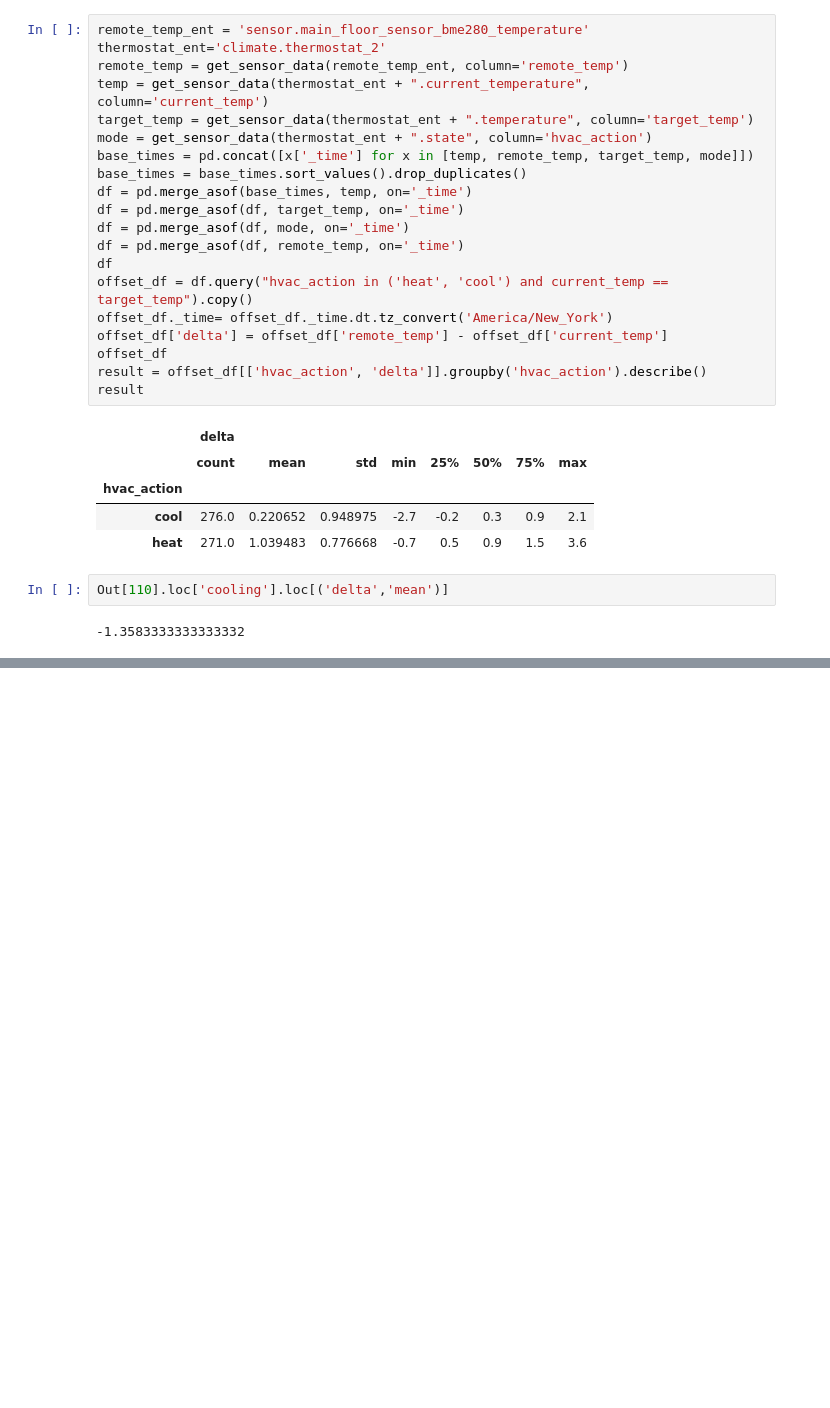
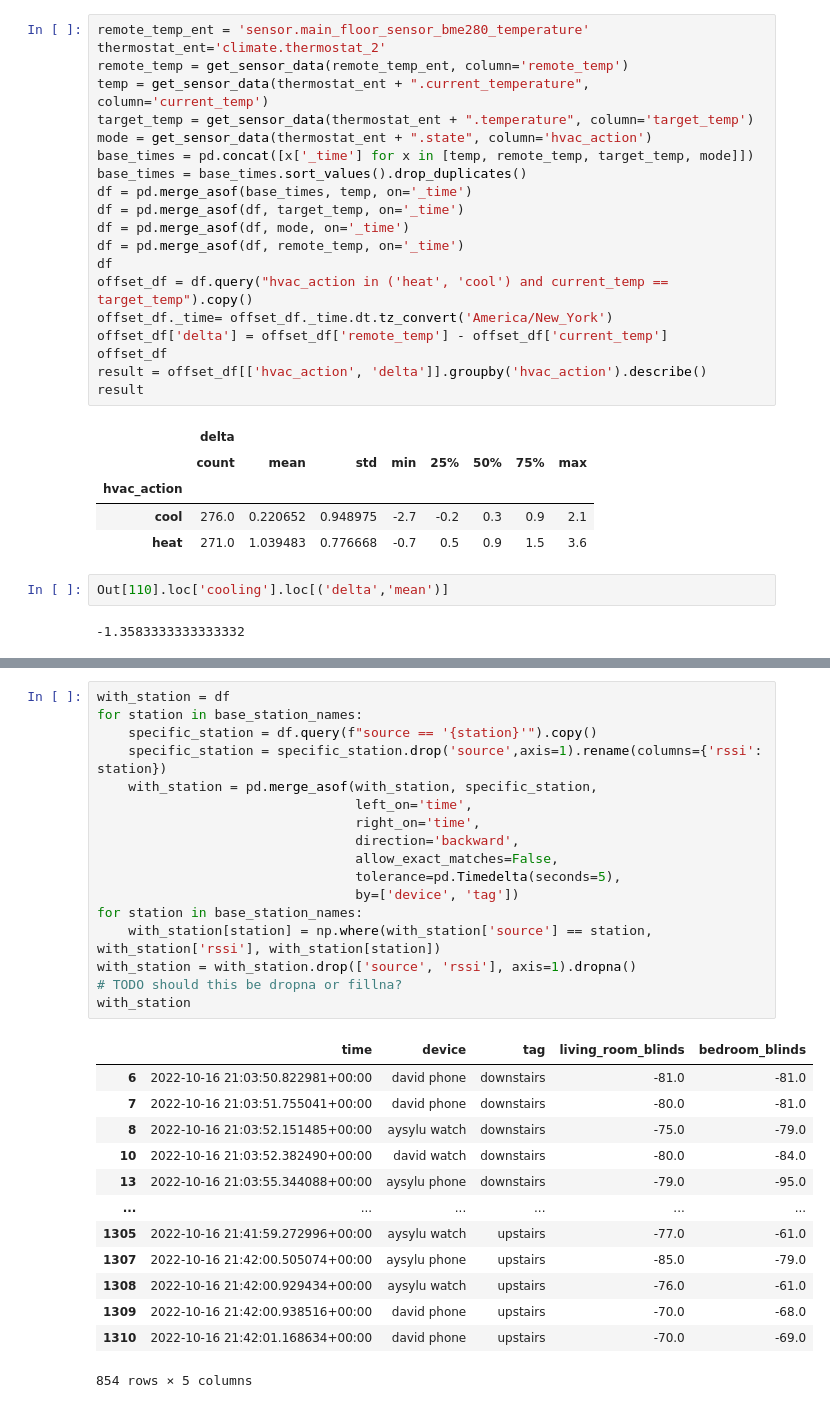
Before and after one commit to dgrnbrg/appdaemon-configs, a Jupyter notebook: appdaemon-dev.ipynb, the cells around one changed output, grey strips where cells are left out. Cells and saved outputs as stored; diff of their text form; blank space fills up the shorter version.

```diff
--- a/appdaemon-dev.ipynb
+++ b/appdaemon-dev.ipynb
@@ -211,0 +328,31 @@ change_events_df
+# %%
+with_station = df
+for station in base_station_names:
+    specific_station = df.query(f"source == '{station}'").copy()
+    specific_station = specific_station.drop('source',axis=1).rename(columns={'rssi': station})
+    with_station = pd.merge_asof(with_station, specific_station,
+                                 left_on='time',
+                                 right_on='time',
+                                 direction='backward',
+                                 allow_exact_matches=False,
+                                 tolerance=pd.Timedelta(seconds=5),
+                                 by=['device', 'tag'])
+for station in base_station_names:
+    with_station[station] = np.where(with_station['source'] == station, with_station['rssi'], with_station[station])
+with_station = with_station.drop(['source', 'rssi'], axis=1).dropna()
+# TODO should this be dropna or fillna?
+with_station
+# %% [output]
+|  | time | device | tag | living_room_blinds | bedroom_blinds |
+| 6 | 2022-10-16 21:03:50.822981+00:00 | david phone | downstairs | -81.0 | -81.0 |
+| 7 | 2022-10-16 21:03:51.755041+00:00 | david phone | downstairs | -80.0 | -81.0 |
+| 8 | 2022-10-16 21:03:52.151485+00:00 | aysylu watch | downstairs | -75.0 | -79.0 |
+| 10 | 2022-10-16 21:03:52.382490+00:00 | david watch | downstairs | -80.0 | -84.0 |
+| 13 | 2022-10-16 21:03:55.344088+00:00 | aysylu phone | downstairs | -79.0 | -95.0 |
+| ... | ... | ... | ... | ... | ... |
+| 1305 | 2022-10-16 21:41:59.272996+00:00 | aysylu watch | upstairs | -77.0 | -61.0 |
+| 1307 | 2022-10-16 21:42:00.505074+00:00 | aysylu phone | upstairs | -85.0 | -79.0 |
+| 1308 | 2022-10-16 21:42:00.929434+00:00 | aysylu watch | upstairs | -76.0 | -61.0 |
+| 1309 | 2022-10-16 21:42:00.938516+00:00 | david phone | upstairs | -70.0 | -68.0 |
+| 1310 | 2022-10-16 21:42:01.168634+00:00 | david phone | upstairs | -70.0 | -69.0 |
+854 rows × 5 columns
```
Also changed, not shown: parts of 13 cells of this notebook, 3 other files.
